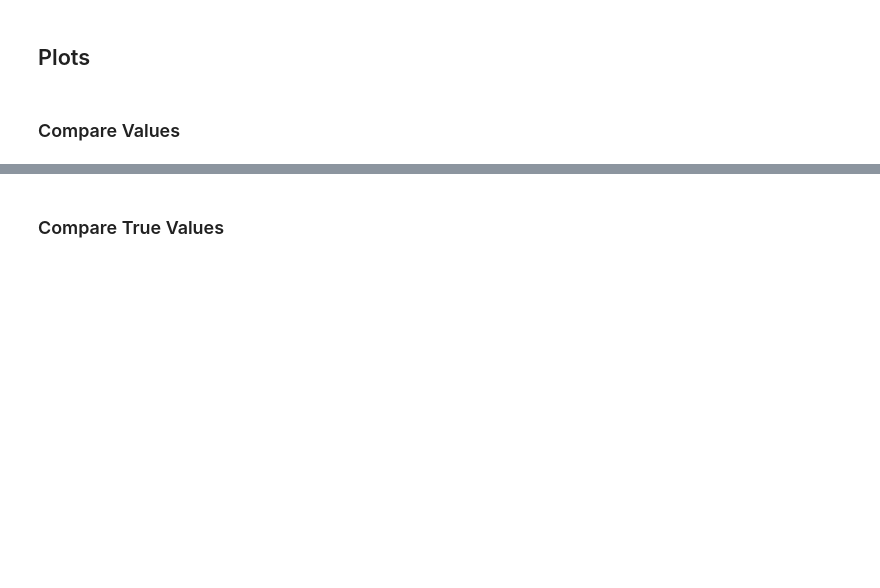
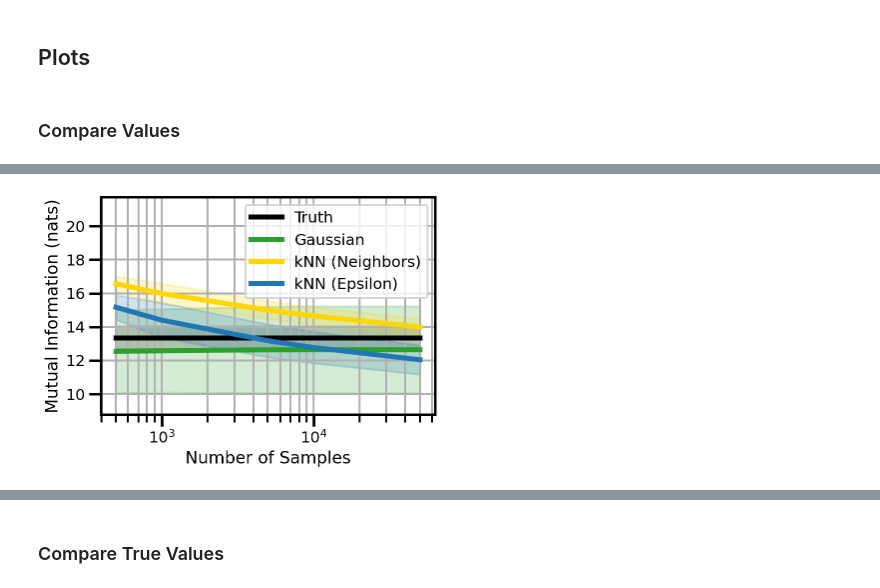
Before and after one commit to jejjohnson/pysim, a Jupyter notebook: notebooks/knn/knn_entropy_demo_exp.ipynb, the cells around one changed output, grey strips where cells are left out. Saved outputs shown, nothing was run; the diff lists cells and outputs as text; code cells hidden in the pictures; blank space fills up the shorter version.

```diff
--- a/notebooks/knn/knn_entropy_demo_exp.ipynb
+++ b/notebooks/knn/knn_entropy_demo_exp.ipynb
@@ -229,5 +255,15 @@ Data variables:
     H           (n_samples, n_features, trial, algorithm) float64 9.819 ... 1...
 # %% [markdown]
 ## Plots
+# %%
+def percent_error(real, pred):
+    pred = np.abs(np.abs(pred - real) / real)
+    return pred
+
+
+def get_mean_std(ds):
+    mean = ds.mean(["trial"])
+    std = ds.var(["trial"])
+    return mean, std
 # %% [markdown]
 ### Compare Values
@@ -234,3 +274,82 @@ Data variables:
+# %%
+fig, ax = plt.subplots()
+
+# ==========================
+# TRUTH
+# ==========================
+x_data = err_mu.coords["n_samples"].values
+y_mu, y_std = get_mean_std(stats_ds.sel(n_features=10, algorithm="truth").H)
+
+ub = y_mu + y_std.values.ravel()
+lb = y_mu - y_std.values.ravel()
+
+ax.plot(x_data, y_mu, linewidth=5, linestyle="-", color="black", label="Truth")
+ax.fill_between(x_data, lb, ub, alpha=0.2, color="black")
+
+# ==========================
+# GAUSSIAN ESTIMATE
+# ==========================
+x_data = err_mu.coords["n_samples"].values
+y_mu, y_std = get_mean_std(stats_ds.sel(n_features=10, algorithm="gaussian").H)
+
+ub = y_mu + y_std.values.ravel()
+lb = y_mu - y_std.values.ravel()
+
+ax.plot(x_data, y_mu, linewidth=5, linestyle="-", color="tab:green", label="Gaussian")
+ax.fill_between(x_data, lb, ub, alpha=0.2, color="tab:green")
+
+
+# ==========================
+# KNN (NEIGHBOURS) ESTIMATE
+# ==========================
+y_mu, y_std = get_mean_std(stats_ds.sel(n_features=10, algorithm="knn_nbs").H)
+
+ub = y_mu + y_std.values.ravel()
+lb = y_mu - y_std.values.ravel()
+
+ax.plot(
+    x_data, y_mu, linewidth=5, linestyle="-", color="gold", label="kNN (Neighbors)",
+)
+ax.fill_between(x_data, lb, ub, alpha=0.2, color="gold")
+
+
+# ==========================
+# KNN (EPSILON) ESTIMATE
+# ==========================
+y_mu, y_std = get_mean_std(stats_ds.sel(n_features=10, algorithm="knn_tree").H)
+
+
+ub = y_mu + y_std.values.ravel()
+lb = y_mu - y_std.values.ravel()
+
+ax.plot(
+    x_data, y_mu, linewidth=5, linestyle="-", color="tab:blue", label="kNN (Epsilon)"
+)
+ax.fill_between(x_data, lb, ub, alpha=0.2, color="tab:blue")
+
+# ==========================
+# Extras
+# ==========================
+
+ax.set(
+    xlabel="Number of Samples",
+    ylabel="Mutual Information (nats)",
+    title="",
+    xscale="log",
+    ylim=[
+        stats_ds.sel(n_features=10).H.min().values
+        - 0.1 * stats_ds.sel(n_features=10).H.min().values,
+        stats_ds.sel(n_features=10).H.max().values
+        + 0.2 * stats_ds.sel(n_features=10).H.max().values,
+    ],
+)
+ax.grid(
+    True, which="both",
+)
+ax.legend()
+plt.show()
+# %% [output]
+[figure, added]
 # %%
 fig, ax = plt.subplots()
 
```
Also changed, not shown: parts of 10 cells of this notebook, 21 other files.
